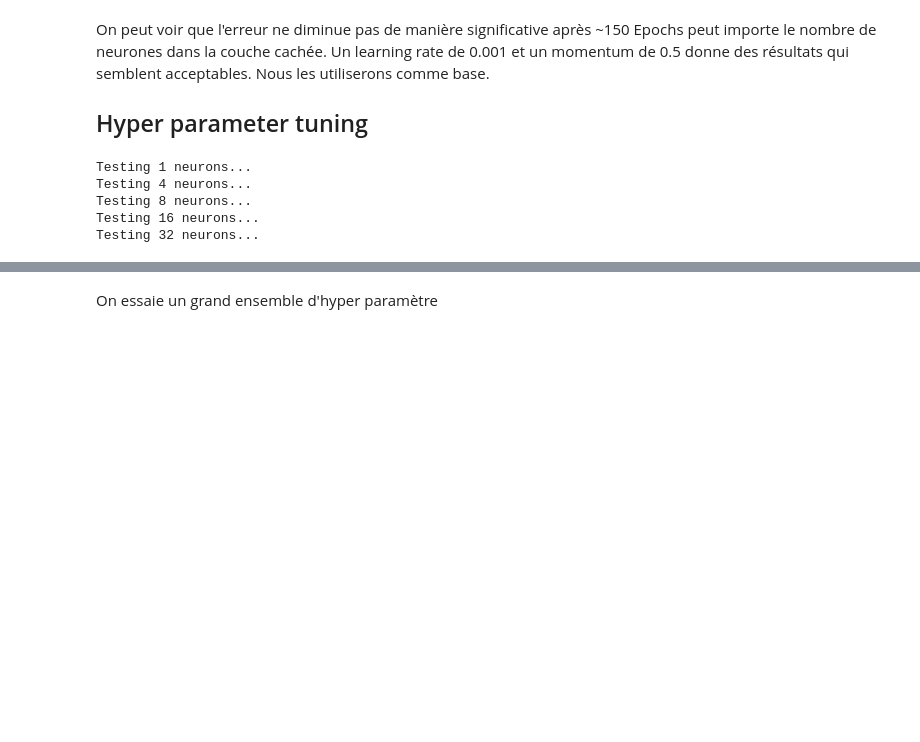
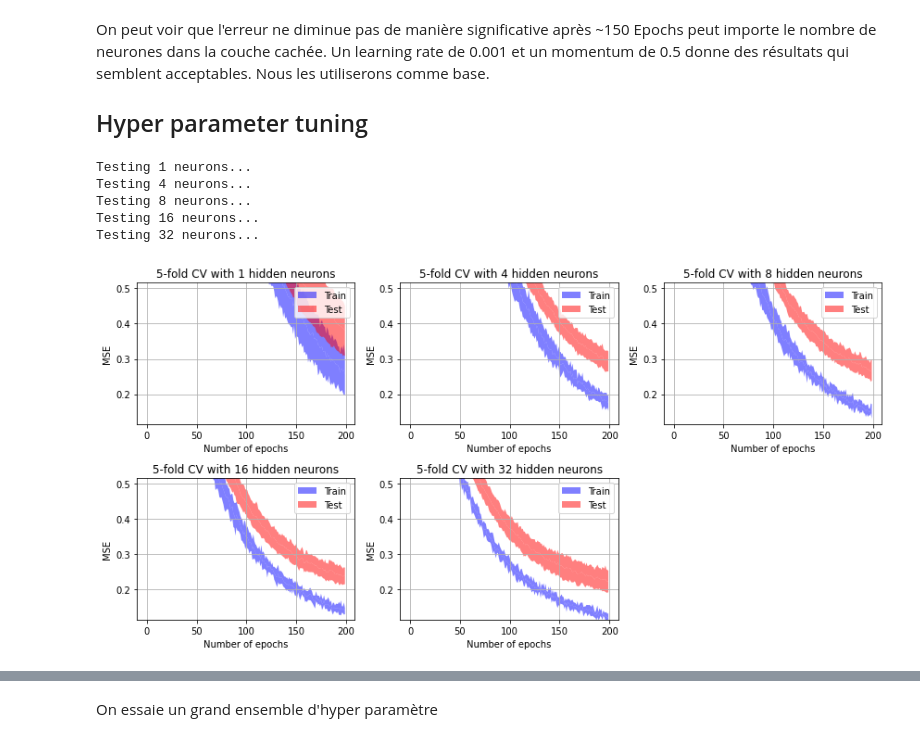
Before and after one commit to Nelson-Jnrnd/ARN_L3, a Jupyter notebook: notebooks/experience_1.ipynb, the cells around one changed output, grey strips where cells are left out. Saved outputs shown, nothing was run; the diff lists cells and outputs as text; code cells hidden in the pictures; blank space fills up the shorter version.

```diff
--- a/notebooks/experience_1.ipynb
+++ b/notebooks/experience_1.ipynb
@@ -156,34 +176,47 @@ Un learning rate de 0.001 et un momentum de 0.5 donne des résultats qui semblen
+# %%
+def plot_model_perf(MSE_train, MSE_test, n_neurons, filename=None):
+    MSE_train_mean = np.mean(MSE_train, axis=2)
+    MSE_test_mean = np.mean(MSE_test, axis=2)
+    MSE_train_sd = np.std(MSE_train, axis=2)
+    MSE_test_sd = np.std(MSE_test, axis=2)
+
+    v_min = min(np.min(MSE_train_mean), np.min(MSE_test_mean))
+    v_max = max(np.max(MSE_train_mean), np.max(MSE_test_mean))
+
+    n_rows = int(np.ceil(len(n_neurons)/3.0))
+    pl.figure(figsize=(12,3*n_rows))
+    for i_n, n in enumerate(n_neurons):
+        pl.subplot(n_rows, min(3, len(n_neurons)), i_n+1)
+        pl.fill_between(np.arange(EPOCHS), MSE_train_mean[i_n,:], MSE_train_mean[i_n,:]+MSE_train_sd[i_n,:], facecolor='blue', alpha=0.5, label='Train')
+        pl.fill_between(np.arange(EPOCHS), MSE_train_mean[i_n,:], MSE_train_mean[i_n,:]-MSE_train_sd[i_n,:], facecolor='blue', alpha=0.5)
+        pl.fill_between(np.arange(EPOCHS), MSE_test_mean[i_n,:], MSE_test_mean[i_n,:]+MSE_test_sd[i_n,:], facecolor='red', alpha=0.5, label='Test')
+        pl.fill_between(np.arange(EPOCHS), MSE_test_mean[i_n,:], MSE_test_mean[i_n,:]-MSE_test_sd[i_n,:], facecolor='red', alpha=0.5)
+        pl.ylim(0.95*v_min,0.5*v_max)
+        pl.ylabel('MSE')
+        pl.xlabel('Number of epochs')
+        pl.title(str(K)+'-fold CV with '+str(n)+' hidden neurons')
+        pl.legend()
+        pl.grid()
+    pl.tight_layout()
+    if filename is not None:
+        pl.savefig('../output/xp1/' + filename + '.png', dpi=500)
 # %%
 K = 5
 N_TESTS = 10
 
 # Hyper parameters...
 N_INITS = 10
 EPOCHS = 200
 N_NEURONS = [1, 4, 8, 16, 32]
 LEARNING_RATE = 0.001
 MOMENTUM = 0.5
+
+MSE_train, MSE_test = train_model(df_mfcc.to_numpy(), K, N_TESTS, N_INITS, EPOCHS, N_NEURONS, LEARNING_RATE, MOMENTUM)
+plot_model_perf(MSE_train, MSE_test, N_NEURONS, 'perf_epoch_' + str(EPOCHS) + '_lr_' + str(LEARNING_RATE) + '_m_'+ str(MOMENTUM))
+# %% [output]
+Testing 1 neurons...
+Testing 4 neurons...
+Testing 8 neurons...
+Testing 16 neurons...
+Testing 32 neurons...
+[figure, added]
-# %%
-MSE_train = np.zeros((len(N_NEURONS), EPOCHS, N_TESTS))
-MSE_test = np.zeros((len(N_NEURONS), EPOCHS, N_TESTS))
-
-for i_h, h in enumerate(N_NEURONS):                                     # looping the number of hidden neurons
-    print('Testing', h, 'neurons...')
-    nn = mlp.MLP([13,h,1], 'tanh')
-    for i in np.arange(N_TESTS):                                        # looping the tests
-        nn.init_weights()                                               # the network has to be reinitialized before each test
-        temp1, temp2 = cv.k_fold_cross_validation_per_epoch(nn,         # notice that we do not use cv.k_fold_cross_validation
-                                                            df_mfcc,    # but cv.k_fold_cross_validation_per_epoch which
-                                                            k=K,        # returns a value of error per each epoch
-                                                            learning_rate=LEARNING_RATE,
-                                                            momentum=MOMENTUM,
-                                                            epochs=EPOCHS)
-        # temp1 and temp2 are the training and test error. One value per epoch
-        MSE_train[i_h, :, i] = temp1
-        MSE_test[i_h, :, i] = temp2
-# %% [output]
-Testing 1 neurons...
-Testing 4 neurons...
-Testing 8 neurons...
-Testing 16 neurons...
-Testing 32 neurons...
```
Also changed, not shown: parts of 23 cells of this notebook, 9 other files.
